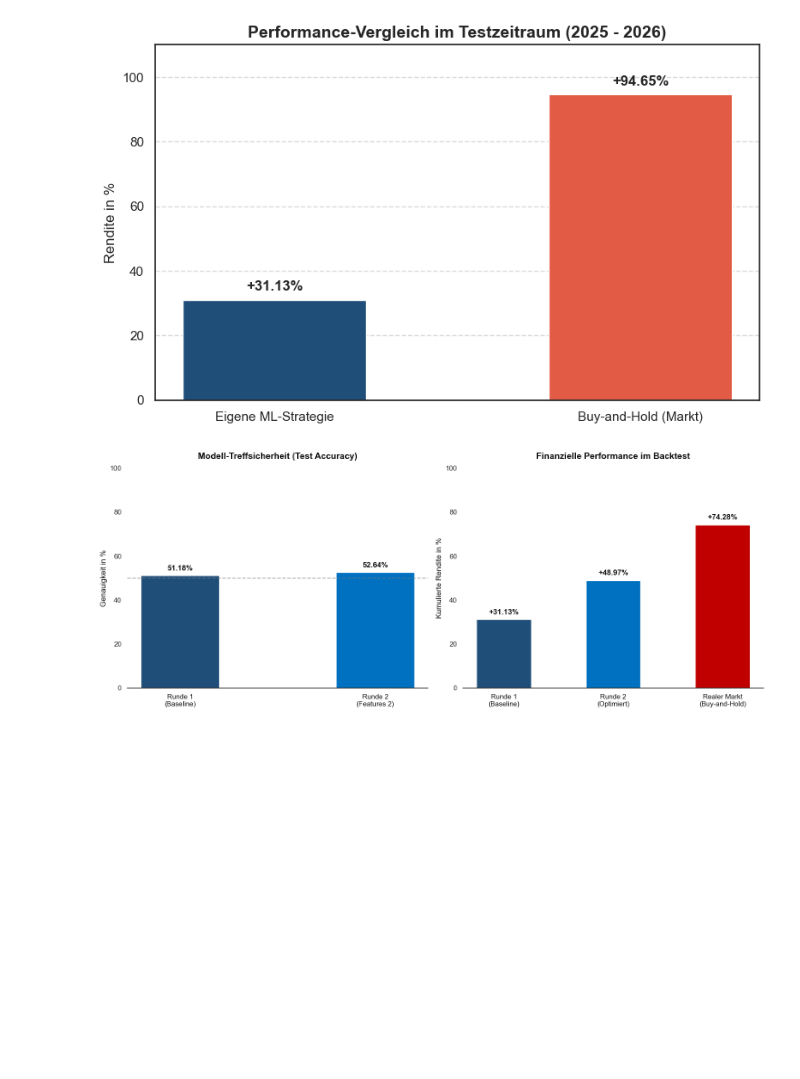
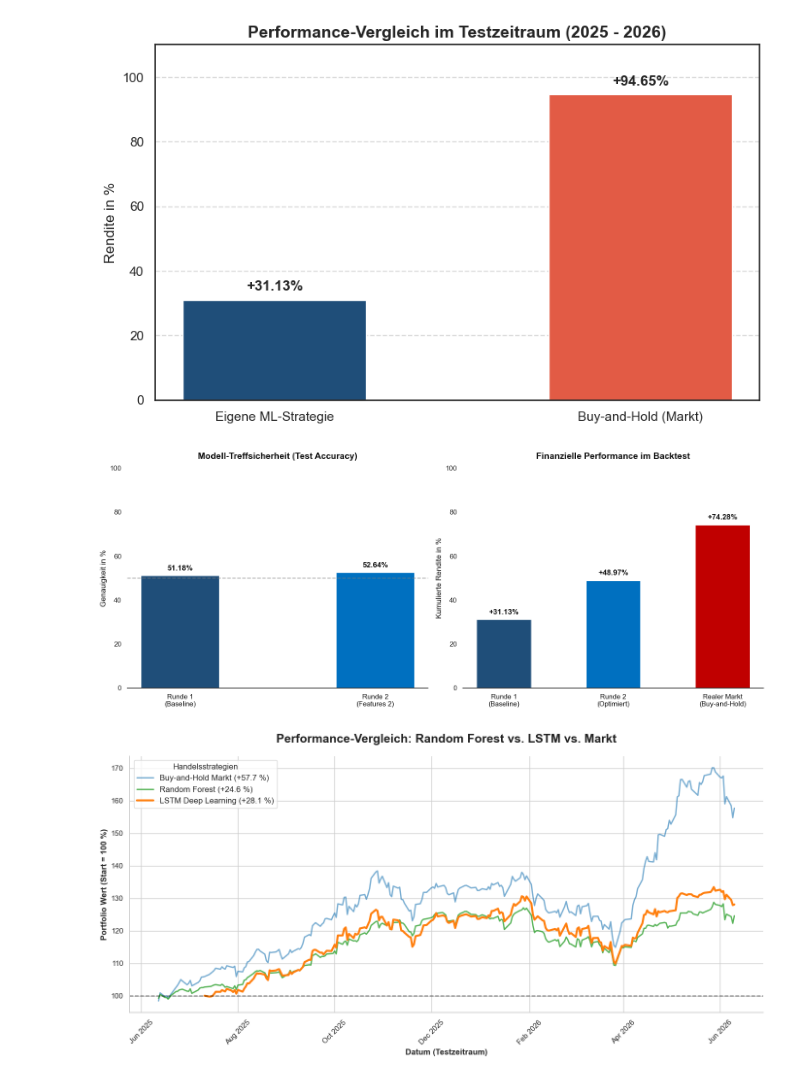
Before and after one commit to IagoSilenziSchmeichel/dataScienceProject, a Jupyter notebook: tech_stock_prediction/experiments/exp_1_1/notebooks/exploration.ipynb, the cells around one changed output. Cells and saved outputs as stored; diff of their text form; code cells hidden in the pictures; blank space fills up the shorter version.

Commit message:
PLot eingebaut

```diff
--- a/tech_stock_prediction/experiments/exp_1_1/notebooks/exploration.ipynb
+++ b/tech_stock_prediction/experiments/exp_1_1/notebooks/exploration.ipynb
@@ -147,3 +148,86 @@ plt.tight_layout()
 plt.show()
 # %% [output]
 [figure]
+# %%
+import pandas as pd
+import matplotlib.pyplot as plt
+import seaborn as sns
+import matplotlib.dates as mdates
+
+# ==========================================
+# 1. DATEN LADEN (Absolutpfade)
+# ==========================================
+rf_file = 'C:/Users/keith/OneDrive/Dokumente/HTW/Untersoftware/dataScienceProject/tech_stock_prediction/experiments/exp_1_1/data/processed/backtest_results.csv'
+lstm_file = 'C:/Users/keith/OneDrive/Dokumente/HTW/Untersoftware/dataScienceProject/tech_stock_prediction/experiments/exp_2_lstm/data/processed/lstm_backtest_results.csv'
+
+# CSVs laden
+df_rf = pd.read_csv(rf_file, parse_dates=['Date'])
+df_lstm = pd.read_csv(lstm_file, parse_dates=['Date'])
+
+# ==========================================
+# 2. KUMULIERTE RENDITE BERECHNEN
+# ==========================================
+# Random Forest & Benchmark
+daily_rf = df_rf.groupby("Date")[["Strategy_Return", "Buy_And_Hold_Return"]].mean()
+equity_rf = (1 + daily_rf).cumprod() * 100
+
+# LSTM
+daily_lstm = df_lstm.groupby("Date")[["Strategy_Return"]].mean()
+equity_lstm = (1 + daily_lstm).cumprod() * 100
+
+# ==========================================
+# 3. PLOTTING - Das Ultimative Finale
+# ==========================================
+sns.set_theme(style="whitegrid")
+fig, ax = plt.subplots(figsize=(14, 7), facecolor='white')
+
+# 1. Buy and Hold (Benchmark) in Blau
+ax.plot(
+    equity_rf.index,
+    equity_rf['Buy_And_Hold_Return'],
+    color='#1f77b4',
+    linewidth=2.0,
+    alpha=0.6,
+    label=f'Buy-and-Hold Markt (+{(equity_rf["Buy_And_Hold_Return"].iloc[-1] - 100):.1f} %)'
+)
+
+# 2. Random Forest Strategie in Grün
+ax.plot(
+    equity_rf.index,
+    equity_rf['Strategy_Return'],
+    color='#2ca02c',
+    linewidth=2.0,
+    alpha=0.8,
+    label=f'Random Forest (+{(equity_rf["Strategy_Return"].iloc[-1] - 100):.1f} %)'
+)
+
+# 3. LSTM Strategie in Orange (Der Gewinner)
+ax.plot(
+    equity_lstm.index,
+    equity_lstm['Strategy_Return'],
+    color='#ff7f0e',
+    linewidth=3.0, # Etwas dicker für den visuellen Fokus
+    label=f'LSTM Deep Learning (+{(equity_lstm["Strategy_Return"].iloc[-1] - 100):.1f} %)'
+)
+
+# Startlinie bei 100%
+ax.axhline(100, color='black', linewidth=1.5, linestyle='--', alpha=0.5)
+
+# X-Achse Formatierung
+ax.xaxis.set_major_locator(mdates.MonthLocator(interval=2))
+ax.xaxis.set_major_formatter(mdates.DateFormatter('%b %Y'))
+plt.xticks(rotation=45)
+
+# Beschriftungen
+plt.title('Performance-Vergleich: Random Forest vs. LSTM vs. Markt', fontsize=18, fontweight='bold', color='#222222', pad=20)
+plt.xlabel('Datum (Testzeitraum)', fontsize=12, fontweight='bold')
+plt.ylabel('Portfolio Wert (Start = 100 %)', fontsize=12, fontweight='bold')
+
+# Legende
+plt.legend(title='Handelsstrategien', loc='upper left', frameon=True, facecolor='white', fontsize=12)
+
+sns.despine()
+plt.tight_layout()
+plt.show()
+# %% [output]
+[figure, added]
```
Also changed, not shown: parts of 3 cells of this notebook, 1 other file.
